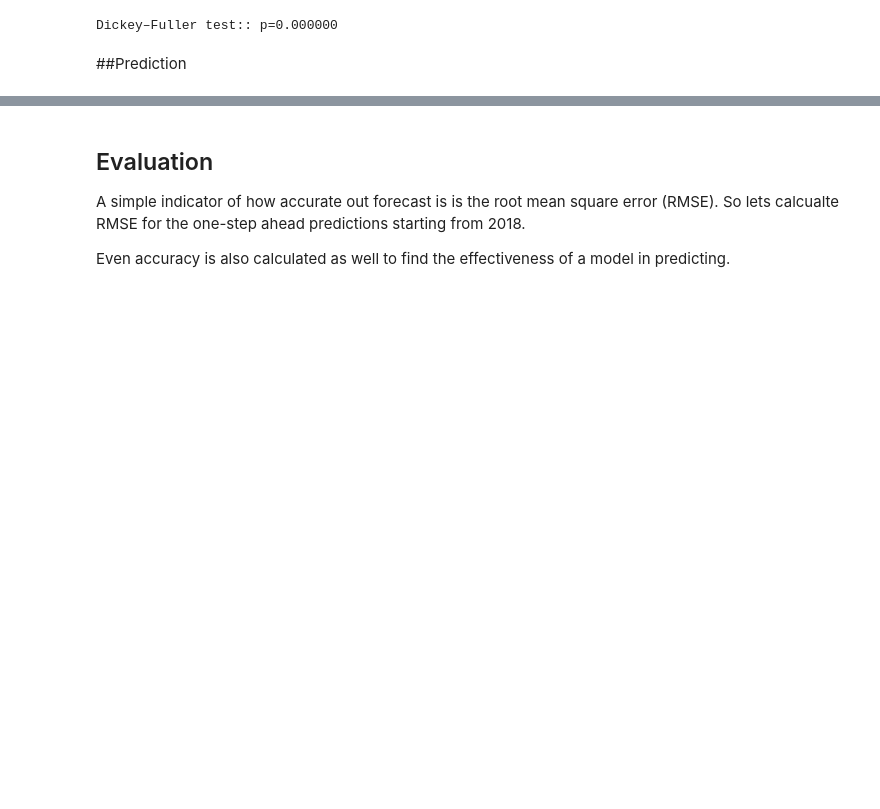
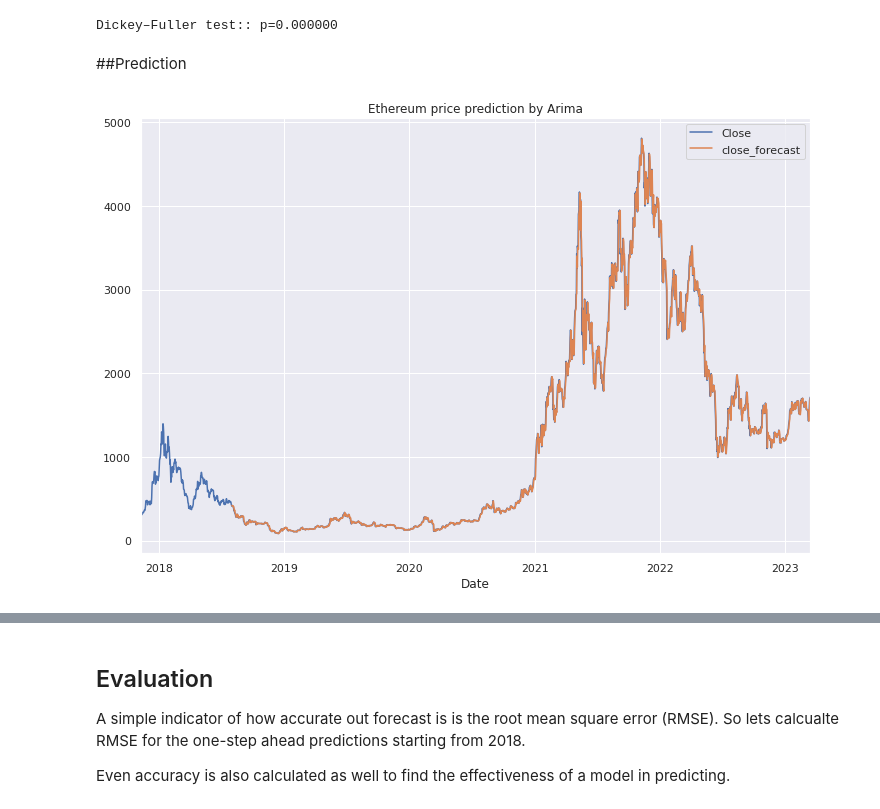
Before and after one commit to tago893/capstone, a Jupyter notebook: models/ARIMA_D2_F.ipynb, the cells around one changed output, grey strips where cells are left out. Cells and saved outputs as stored; diff of their text form; code cells hidden in the pictures; blank space fills up the shorter version.

```diff
--- a/models/ARIMA_D2_F.ipynb
+++ b/models/ARIMA_D2_F.ipynb
@@ -354,0 +348,5 @@ We will use the AIC (Akaike Information Criterion) value, returned with ARIMA mo
+# %%
+#The ususal way
+df3=df2_daily
+model_o = ARIMA(df2_daily.close_box, order=(3, 1, 2)).fit()
+print(model_o.summary())
@@ -413,4 +429,17 @@ def invboxcox(y,lmbda):
       return(np.exp(y))
    else:
       return(np.exp(np.log(lmbda*y+1)/lmbda))
+# %%
+#exisitng method
+from plotly.subplots import make_subplots
+# inverse Box-Cox transformation and plot predicted values
+#Split data into training and testing sets
+train_data, test_data = df3['close_box'][:'2018-08-01'], df3['close_box']['2018-08-02':]
+df3['close_box_diff_seasonal_12_forecast'] = model_o.predict(start=len(train_data), end=len(train_data)+len(test_data)-1, dynamic=False)
+df3['close_forecast'] = invboxcox(df2_daily.close_box_diff_seasonal_12_forecast, lmbda)
+df3[['Close', 'close_forecast']].plot(figsize=(12, 8))
+plt.title("Ethereum price prediction by Arima")
+plt.show()
+# %% [output]
+[figure, added]
 # %%
```
Also changed, not shown: parts of 31 cells of this notebook.
